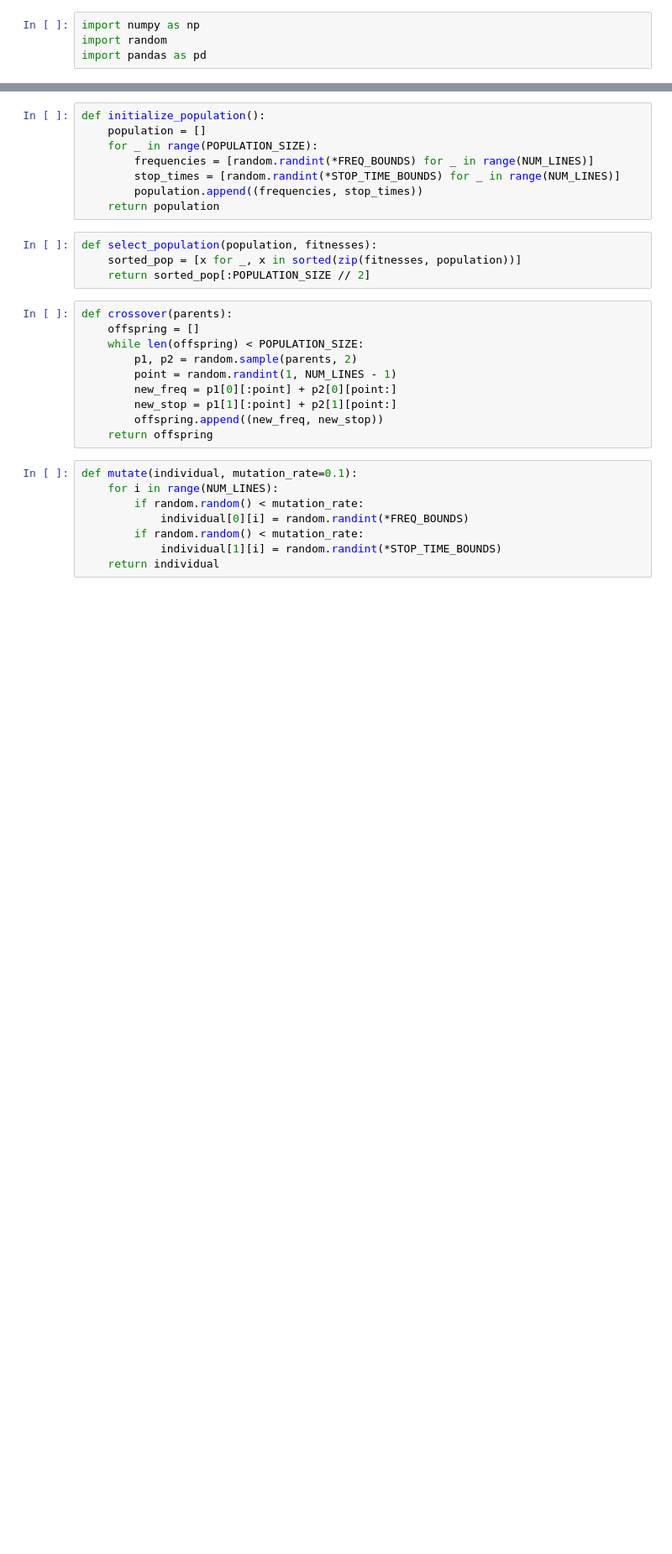
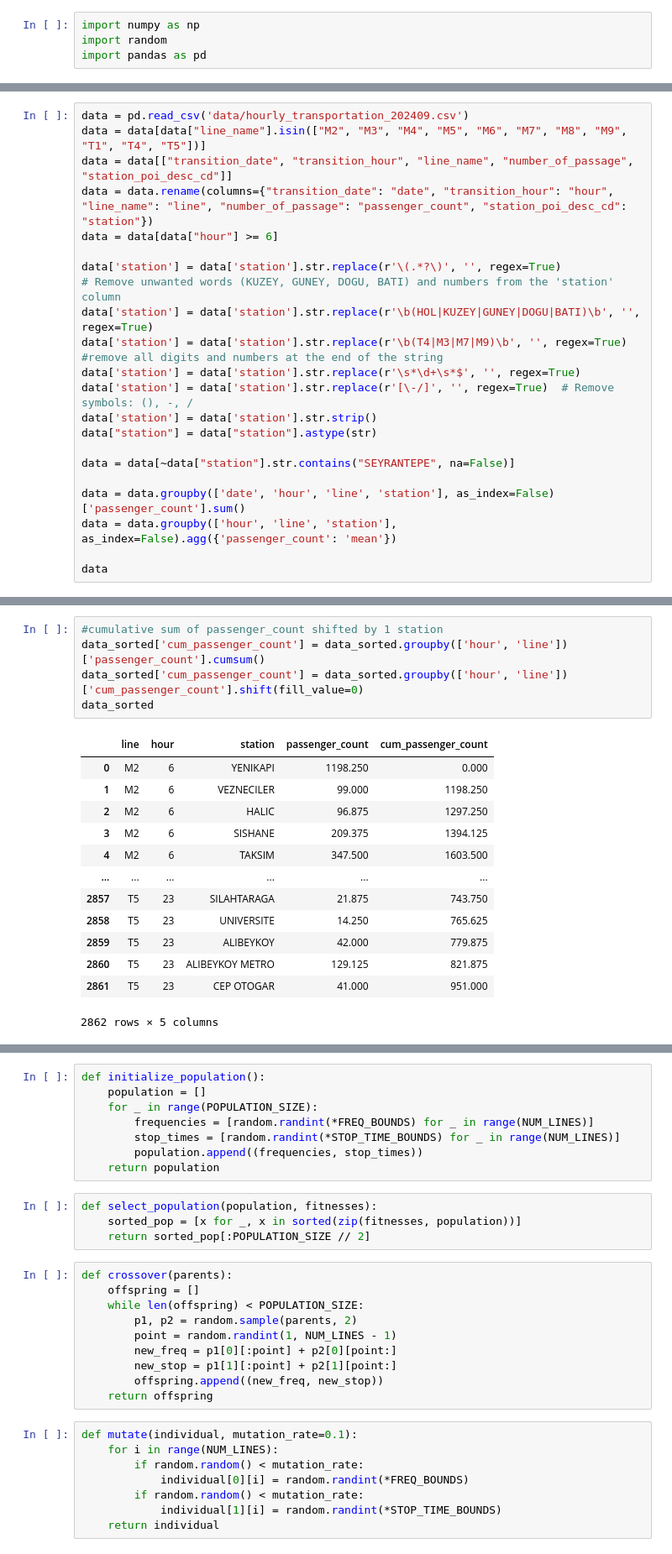
Before and after one commit to NeoAcar/Opti, a Jupyter notebook: main.ipynb, the cells around one changed output, grey strips where cells are left out. Shown: that part at 84% size. Saved outputs shown, nothing was run; the diff lists cells and outputs as text; blank space fills up the shorter version.

```diff
--- a/main.ipynb
+++ b/main.ipynb
@@ -149,0 +76,23 @@ data
+# %%
+data = pd.read_csv('data/hourly_transportation_202409.csv')
+data = data[data["line_name"].isin(["M2", "M3", "M4", "M5", "M6", "M7", "M8", "M9", "T1", "T4", "T5"])]
+data = data[["transition_date", "transition_hour", "line_name", "number_of_passage", "station_poi_desc_cd"]]
+data = data.rename(columns={"transition_date": "date", "transition_hour": "hour", "line_name": "line", "number_of_passage": "passenger_count", "station_poi_desc_cd": "station"})
+data = data[data["hour"] >= 6]
+
+data['station'] = data['station'].str.replace(r'\(.*?\)', '', regex=True)
+# Remove unwanted words (KUZEY, GUNEY, DOGU, BATI) and numbers from the 'station' column
+data['station'] = data['station'].str.replace(r'\b(HOL|KUZEY|GUNEY|DOGU|BATI)\b', '', regex=True)
+data['station'] = data['station'].str.replace(r'\b(T4|M3|M7|M9)\b', '', regex=True)
+#remove all digits and numbers at the end of the string
+data['station'] = data['station'].str.replace(r'\s*\d+\s*$', '', regex=True)
+data['station'] = data['station'].str.replace(r'[\-/]', '', regex=True)  # Remove symbols: (), -, /
+data['station'] = data['station'].str.strip()
+data["station"] = data["station"].astype(str)
+
+data = data[~data["station"].str.contains("SEYRANTEPE", na=False)]
+
+data = data.groupby(['date', 'hour', 'line', 'station'], as_index=False)['passenger_count'].sum()
+data = data.groupby(['hour', 'line', 'station'], as_index=False).agg({'passenger_count': 'mean'})
+
+data
@@ -149,0 +208,19 @@ data
+# %%
+#cumulative sum of passenger_count shifted by 1 station
+data_sorted['cum_passenger_count'] = data_sorted.groupby(['hour', 'line'])['passenger_count'].cumsum()
+data_sorted['cum_passenger_count'] = data_sorted.groupby(['hour', 'line'])['cum_passenger_count'].shift(fill_value=0)
+data_sorted
+# %% [output]
+|  | line | hour | station | passenger_count | cum_passenger_count |
+| 0 | M2 | 6 | YENIKAPI | 1198.250 | 0.000 |
+| 1 | M2 | 6 | VEZNECILER | 99.000 | 1198.250 |
+| 2 | M2 | 6 | HALIC | 96.875 | 1297.250 |
+| 3 | M2 | 6 | SISHANE | 209.375 | 1394.125 |
+| 4 | M2 | 6 | TAKSIM | 347.500 | 1603.500 |
+| ... | ... | ... | ... | ... | ... |
+| 2857 | T5 | 23 | SILAHTARAGA | 21.875 | 743.750 |
+| 2858 | T5 | 23 | UNIVERSITE | 14.250 | 765.625 |
+| 2859 | T5 | 23 | ALIBEYKOY | 42.000 | 779.875 |
+| 2860 | T5 | 23 | ALIBEYKOY METRO | 129.125 | 821.875 |
+| 2861 | T5 | 23 | CEP OTOGAR | 41.000 | 951.000 |
+2862 rows × 5 columns
```
Also changed, not shown: parts of 24 cells of this notebook.
